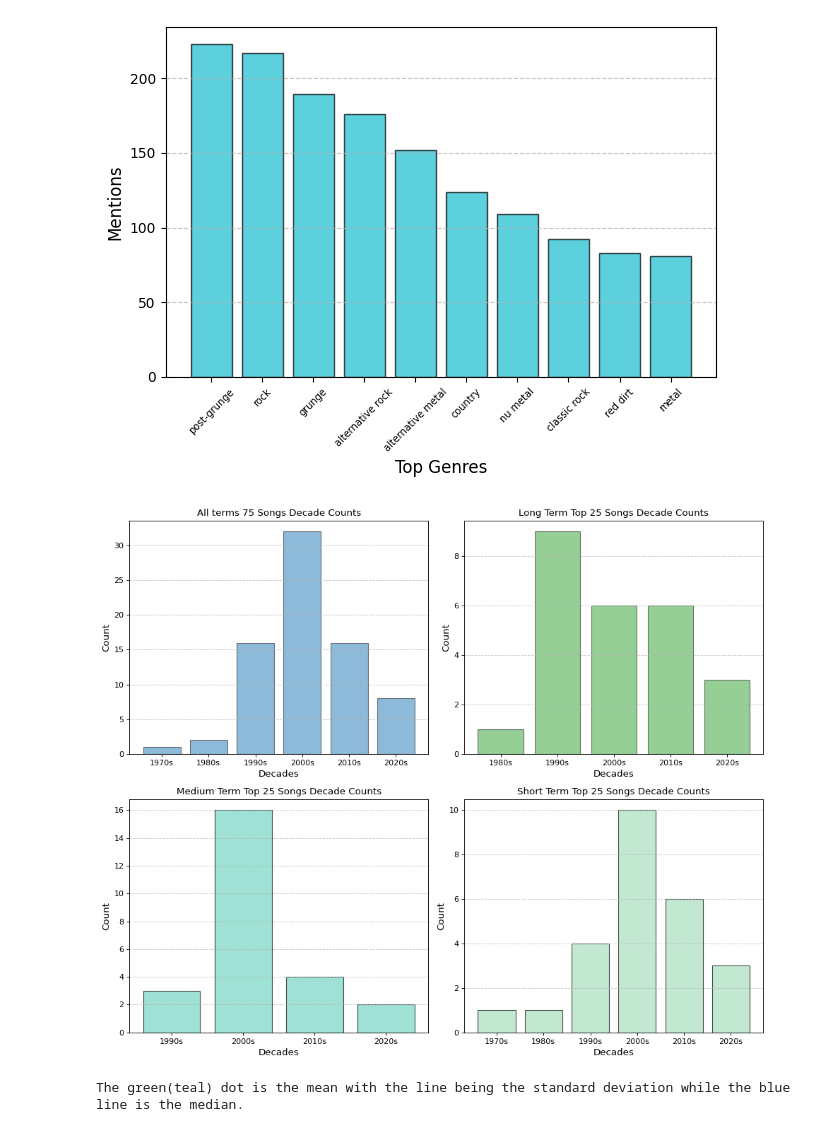
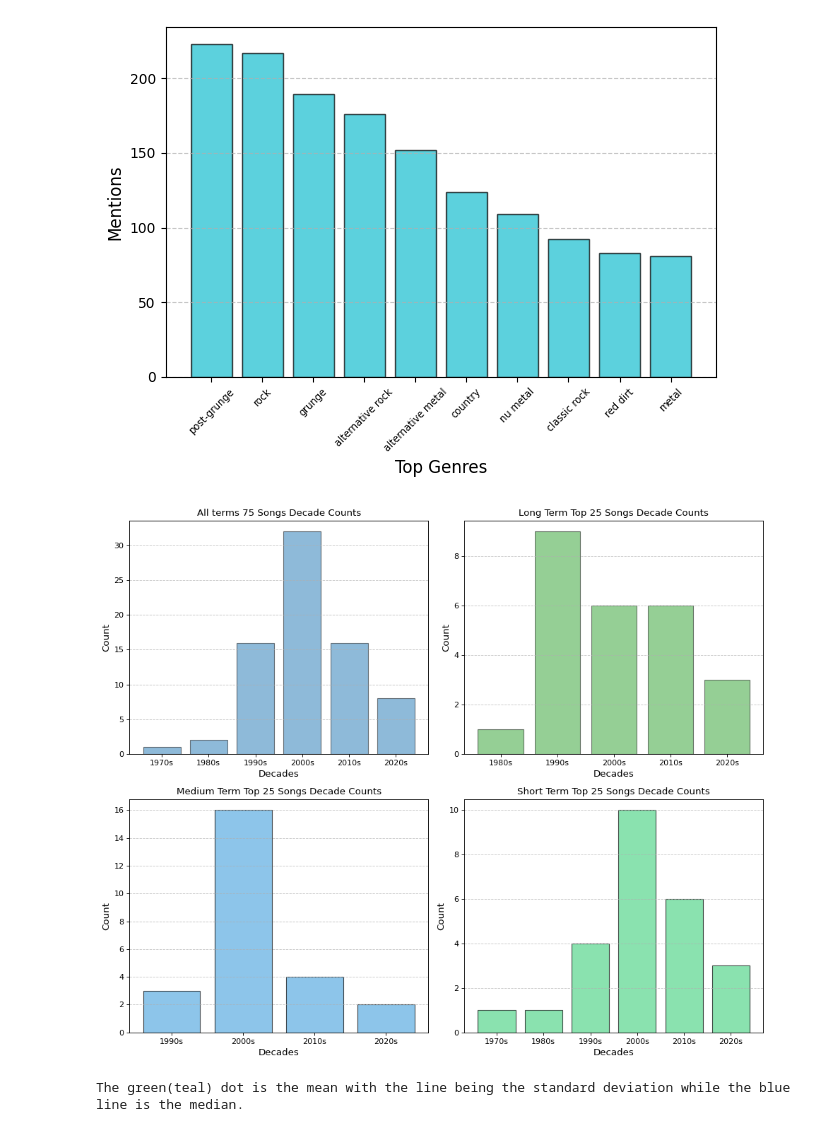
Before and after one commit to Triemeth/spotify, a Jupyter notebook: eda/eda.ipynb, the cells around one changed output. Saved outputs shown, nothing was run; the diff lists cells and outputs as text; code cells hidden in the pictures.

```diff
--- a/eda/eda.ipynb
+++ b/eda/eda.ipynb
@@ -119,42 +210,49 @@ colors_box_sub_plot = ["#1f77b4",
+# %%
+colors_box_sub_plot2 = [
+    "#1f77b4",  # muted blue
+    "#2ca02c",  # rich green
+    "#5dade2",  # sky blue
+    "#58d68d",  # light green
+]
 # %%
 figure(figsize=(12, 10), dpi=80)
 
 plt.subplot(2, 2, 1)
-plt.bar(overall_count_keys,overall_count_vals, color = colors_box_sub_plot[0], alpha=0.5, edgecolor='black')
+plt.bar(overall_count_keys,overall_count_vals, color = colors_box_sub_plot2[0], alpha=0.5, edgecolor='black')
 plt.ylabel("Count", fontsize=12)
 plt.xlabel("Decades", fontsize=12)
 plt.grid(axis='y', linestyle='--', alpha=0.7)
 plt.tight_layout()
 plt.title("All terms 75 Songs Decade Counts")
 
 plt.subplot(2, 2, 2)
-plt.bar(long_term_keys, long_term_vals, color = colors_box_sub_plot[1], alpha=0.5, edgecolor='black')
+plt.bar(long_term_keys, long_term_vals, color = colors_box_sub_plot2[1], alpha=0.5, edgecolor='black')
 plt.ylabel("Count", fontsize=12)
 plt.xlabel("Decades", fontsize=12)
 plt.grid(axis='y', linestyle='--', alpha=0.7)
 plt.tight_layout()
 plt.title("Long Term Top 25 Songs Decade Counts")
 
 plt.subplot(2, 2, 3)
-plt.bar(med_term_keys, med_term_vals, color = colors_box_sub_plot[2], alpha=0.7, edgecolor='black')
+plt.bar(med_term_keys, med_term_vals, color = colors_box_sub_plot2[2], alpha=0.7, edgecolor='black')
 plt.ylabel("Count", fontsize=12)
 plt.xlabel("Decades", fontsize=12)
 plt.grid(axis='y', linestyle='--', alpha=0.7)
 plt.tight_layout()
 plt.title("Medium Term Top 25 Songs Decade Counts")
 
 plt.subplot(2, 2, 4)
-plt.bar(short_term_keys, short_term_vals, color = colors_box_sub_plot[3], alpha=0.7, edgecolor='black')
+plt.bar(short_term_keys, short_term_vals, color = colors_box_sub_plot2[3], alpha=0.7, edgecolor='black')
 plt.ylabel("Count", fontsize=12)
 plt.xlabel("Decades", fontsize=12)
 plt.grid(axis='y', linestyle='--', alpha=0.7)
 plt.tight_layout()
 plt.title("Short Term Top 25 Songs Decade Counts")
 
 
 plt.show()
 # %% [output]
-[figure, old version]
+[figure, new version]
 # %%
 top_songs_short = top_songs[top_songs["term"] == "short"]
 top_songs_med = top_songs[top_songs["term"] == "medium"]
```
Also changed, not shown: parts of 14 cells of this notebook, 1 other file.
